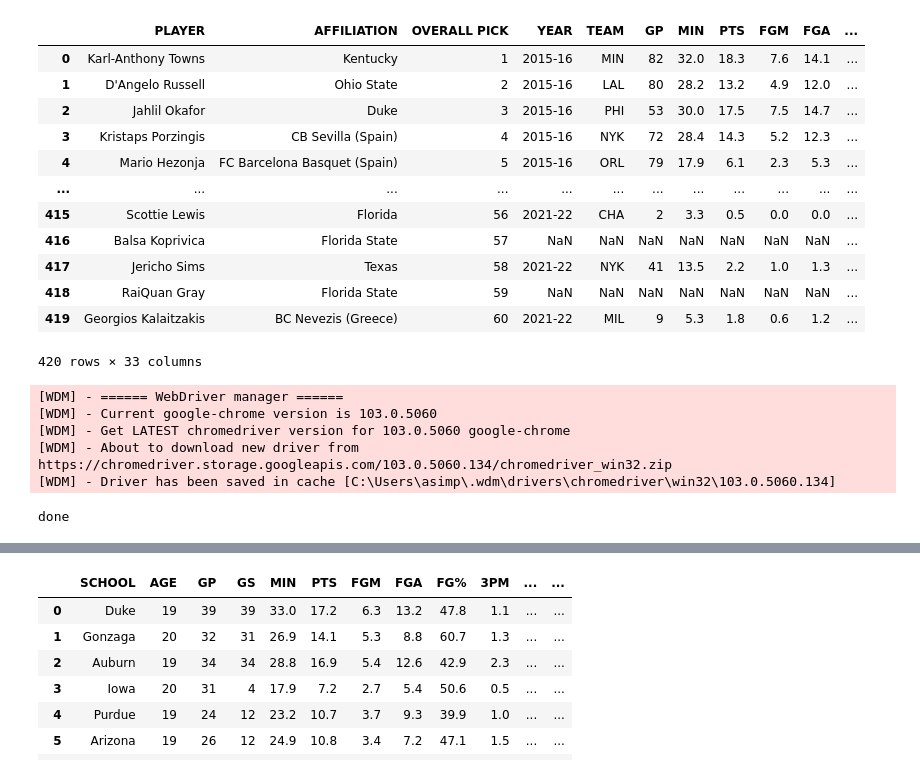
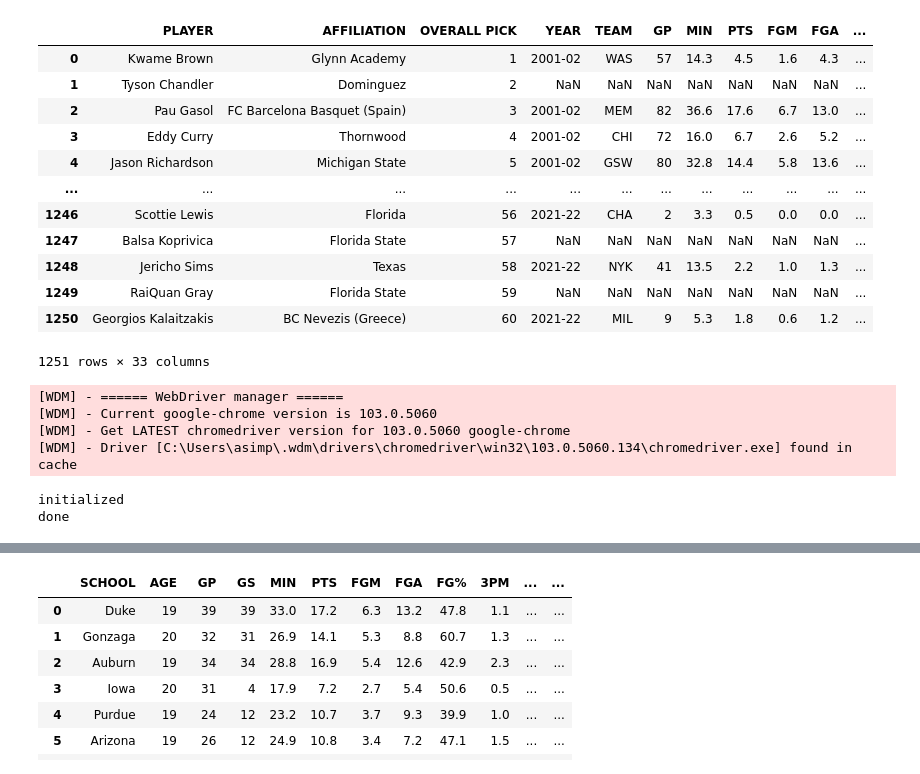
Before and after one commit to asimp104/nba_rookie_proj, a Jupyter notebook: NBA ROOKIE DATA SCRAPER .ipynb, the cells around one changed output, grey strips where cells are left out. Saved outputs shown, nothing was run; the diff lists cells and outputs as text; code cells hidden in the pictures.

Commit message:
Finished scraping data
Created roty_pred which contains the rookies used to predict the ROTY winner. Also added more entries to training data.

```diff
--- a/NBA ROOKIE DATA SCRAPER .ipynb
+++ b/NBA ROOKIE DATA SCRAPER .ipynb
@@ -186,24 +232,26 @@ draft_df1 = draft_df.reset_index(drop=True)
 # %%
-draft = draft_df1.join(player_df1, how='outer')
+draft = draft_df.join(player_df, how='outer')
-# %%
-draft1 = draft
+# %%
+rookie = pd.read_csv("roty.csv") #csv table of all NBA rookie of the year award winners taken from basketball-reference.com
+                                 #https://www.basketball-reference.com/awards/roy.html
+rookielist = [p for p in rookie['Player']]
+rookielist[3] = 'Luka Doncic' #In my pd dataframe Doncic has no special characters
 # %%
-draft1['ROTY'] = np.where(draft1['PLAYER'].isin(['Karl-Anthony Towns', 'Malcom Brogdon', 'Ben Simmons', 'Luka Doncic',
-                                               'Ja Morant', 'Lamelo Ball', 'Scottie Barnes']), 1, 0)
+draft['ROTY'] = np.where(draft1['PLAYER'].isin(rookielist), 1, 0)
 # %%
-draft1
+draft
 # %% [output]
 |  | PLAYER | AFFILIATION | OVERALL PICK | YEAR | TEAM | GP | MIN | PTS | FGM | FGA | ... |
-| 0 | Karl-Anthony Towns | Kentucky | 1 | 2015-16 | MIN | 82 | 32.0 | 18.3 | 7.6 | 14.1 | ... |
-| 1 | D'Angelo Russell | Ohio State | 2 | 2015-16 | LAL | 80 | 28.2 | 13.2 | 4.9 | 12.0 | ... |
-| 2 | Jahlil Okafor | Duke | 3 | 2015-16 | PHI | 53 | 30.0 | 17.5 | 7.5 | 14.7 | ... |
-| 3 | Kristaps Porzingis | CB Sevilla (Spain) | 4 | 2015-16 | NYK | 72 | 28.4 | 14.3 | 5.2 | 12.3 | ... |
-| 4 | Mario Hezonja | FC Barcelona Basquet (Spain) | 5 | 2015-16 | ORL | 79 | 17.9 | 6.1 | 2.3 | 5.3 | ... |
+| 0 | Kwame Brown | Glynn Academy | 1 | 2001-02 | WAS | 57 | 14.3 | 4.5 | 1.6 | 4.3 | ... |
+| 1 | Tyson Chandler | Dominguez | 2 | NaN | NaN | NaN | NaN | NaN | NaN | NaN | ... |
+| 2 | Pau Gasol | FC Barcelona Basquet (Spain) | 3 | 2001-02 | MEM | 82 | 36.6 | 17.6 | 6.7 | 13.0 | ... |
+| 3 | Eddy Curry | Thornwood | 4 | 2001-02 | CHI | 72 | 16.0 | 6.7 | 2.6 | 5.2 | ... |
+| 4 | Jason Richardson | Michigan State | 5 | 2001-02 | GSW | 80 | 32.8 | 14.4 | 5.8 | 13.6 | ... |
 | ... | ... | ... | ... | ... | ... | ... | ... | ... | ... | ... | ... |
-| 415 | Scottie Lewis | Florida | 56 | 2021-22 | CHA | 2 | 3.3 | 0.5 | 0.0 | 0.0 | ... |
-| 416 | Balsa Koprivica | Florida State | 57 | NaN | NaN | NaN | NaN | NaN | NaN | NaN | ... |
-| 417 | Jericho Sims | Texas | 58 | 2021-22 | NYK | 41 | 13.5 | 2.2 | 1.0 | 1.3 | ... |
-| 418 | RaiQuan Gray | Florida State | 59 | NaN | NaN | NaN | NaN | NaN | NaN | NaN | ... |
-| 419 | Georgios Kalaitzakis | BC Nevezis (Greece) | 60 | 2021-22 | MIL | 9 | 5.3 | 1.8 | 0.6 | 1.2 | ... |
+| 1246 | Scottie Lewis | Florida | 56 | 2021-22 | CHA | 2 | 3.3 | 0.5 | 0.0 | 0.0 | ... |
+| 1247 | Balsa Koprivica | Florida State | 57 | NaN | NaN | NaN | NaN | NaN | NaN | NaN | ... |
+| 1248 | Jericho Sims | Texas | 58 | 2021-22 | NYK | 41 | 13.5 | 2.2 | 1.0 | 1.3 | ... |
+| 1249 | RaiQuan Gray | Florida State | 59 | NaN | NaN | NaN | NaN | NaN | NaN | NaN | ... |
+| 1250 | Georgios Kalaitzakis | BC Nevezis (Greece) | 60 | 2021-22 | MIL | 9 | 5.3 | 1.8 | 0.6 | 1.2 | ... |
-420 rows × 33 columns
+1251 rows × 33 columns
 # %%
@@ -213,6 +261,7 @@ driver = webdriver.Chrome(ChromeDriverManager().install())
 goToDraft('2022')
 draft_df1 = initializeDraftDataframe()
 player_df1 = initializePlayerDataframe()
+print('initialized')
 
 draft_df1 = basicDraftData(draft_df1)
 players = driver.find_elements(By.XPATH, "//td[@class='player']")
@@ -224,8 +273,8 @@ print('done')
 [WDM] - ====== WebDriver manager ======
 [WDM] - Current google-chrome version is 103.0.5060
 [WDM] - Get LATEST chromedriver version for 103.0.5060 google-chrome
-[WDM] - About to download new driver from https://chromedriver.storage.googleapis.com/103.0.5060.134/chromedriver_win32.zip
-[WDM] - Driver has been saved in cache [C:\Users\asimp\.wdm\drivers\chromedriver\win32\103.0.5060.134]
+[WDM] - Driver [C:\Users\asimp\.wdm\drivers\chromedriver\win32\103.0.5060.134\chromedriver.exe] found in cache
+initialized
 done
 # %%
 draft_df1
```
Also changed, not shown: parts of 10 cells of this notebook, 3 other files.
